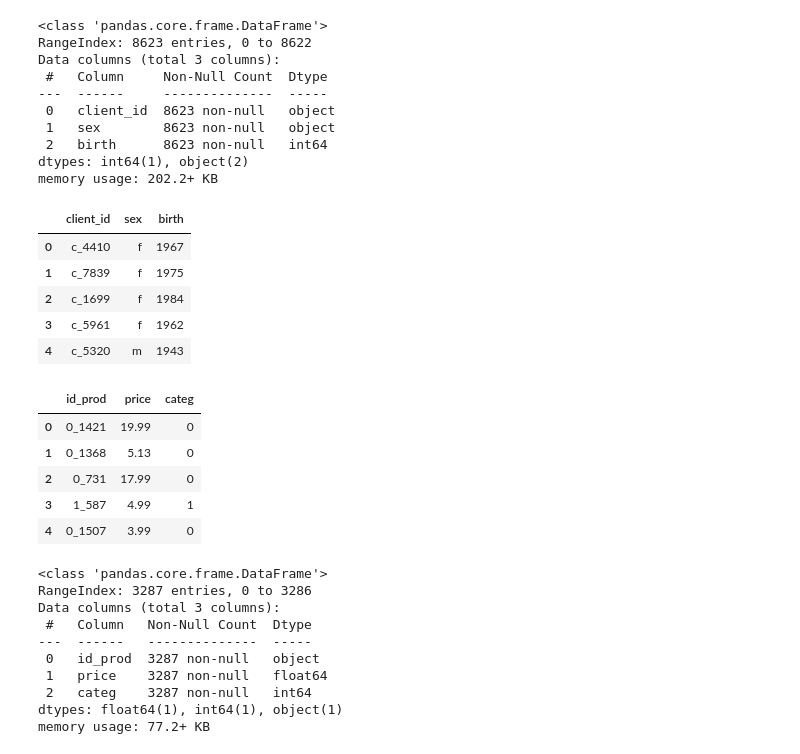
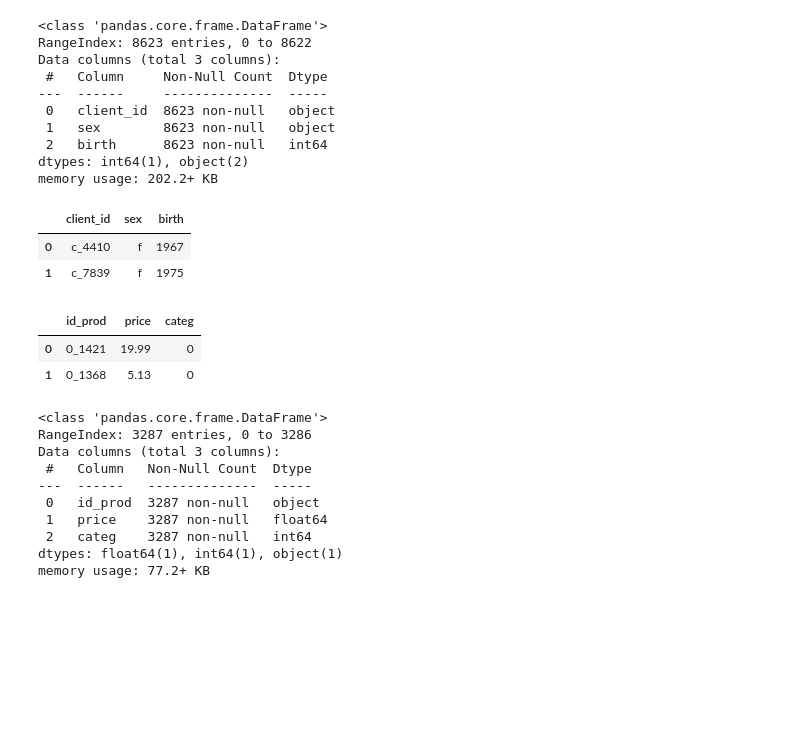
Before and after one commit to furawa/OC_data_analyst_projects, a Jupyter notebook: 02_analyze_company_sales/analyze_company_sales.ipynb, the cells around one changed output. Cells and saved outputs as stored; diff of their text form; code cells hidden in the pictures; blank space fills up the shorter version.

```diff
--- a/02_analyze_company_sales/analyze_company_sales.ipynb
+++ b/02_analyze_company_sales/analyze_company_sales.ipynb
@@ -51,23 +48,17 @@ Data columns (total 3 columns):
 dtypes: int64(1), object(2)
 memory usage: 202.2+ KB
 # %%
-customers.head()
+customers.head(2)
 # %% [output]
 |  | client_id | sex | birth |
 | 0 | c_4410 | f | 1967 |
 | 1 | c_7839 | f | 1975 |
-| 2 | c_1699 | f | 1984 |
-| 3 | c_5961 | f | 1962 |
-| 4 | c_5320 | m | 1943 |
 # %%
-products.head()
+products.head(2)
 # %% [output]
 |  | id_prod | price | categ |
 | 0 | 0_1421 | 19.99 | 0 |
 | 1 | 0_1368 | 5.13 | 0 |
-| 2 | 0_731 | 17.99 | 0 |
-| 3 | 1_587 | 4.99 | 1 |
-| 4 | 0_1507 | 3.99 | 0 |
 # %%
 products.info()
 # %% [output]
```
Also changed, not shown: parts of 45 cells of this notebook.
